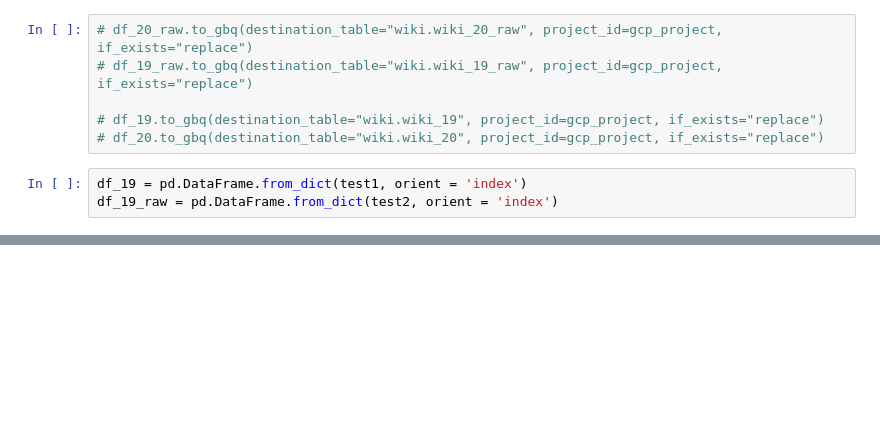
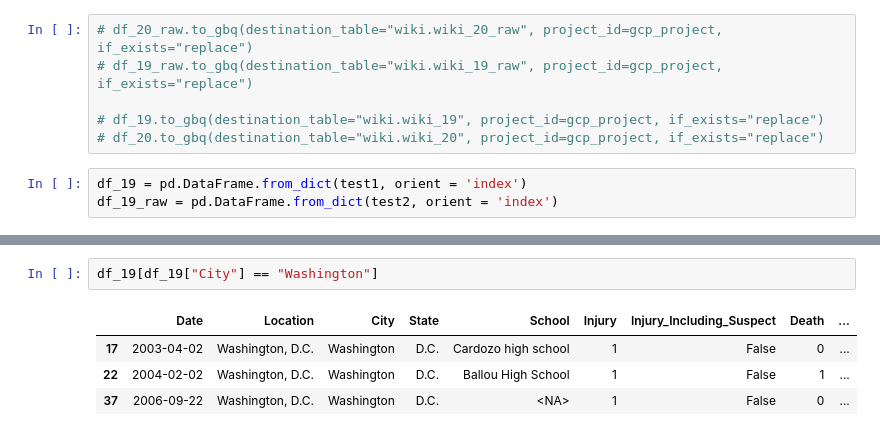
Before and after one commit to Nickcytiu/school-shooting-analysis, a Jupyter notebook: Untitled.ipynb, the cells around one changed output, grey strips where cells are left out. Drawn from its saved outputs; the diff is of its cells as text; blank space fills up the shorter version.

```diff
--- a/Untitled.ipynb
+++ b/Untitled.ipynb
@@ -253,0 +259,7 @@ df_19_raw
+# %%
+df_19[df_19["City"] == "Washington"]
+# %% [output]
+|  | Date | Location | City | State | School | Injury | Injury_Including_Suspect | Death | ... |
+| 17 | 2003-04-02 | Washington, D.C. | Washington | D.C. | Cardozo high school | 1 | False | 0 | ... |
+| 22 | 2004-02-02 | Washington, D.C. | Washington | D.C. | Ballou High School | 1 | False | 1 | ... |
+| 37 | 2006-09-22 | Washington, D.C. | Washington | D.C. | <NA> | 1 | False | 0 | ... |
```
Also changed, not shown: parts of 9 cells of this notebook, 1 other file.
